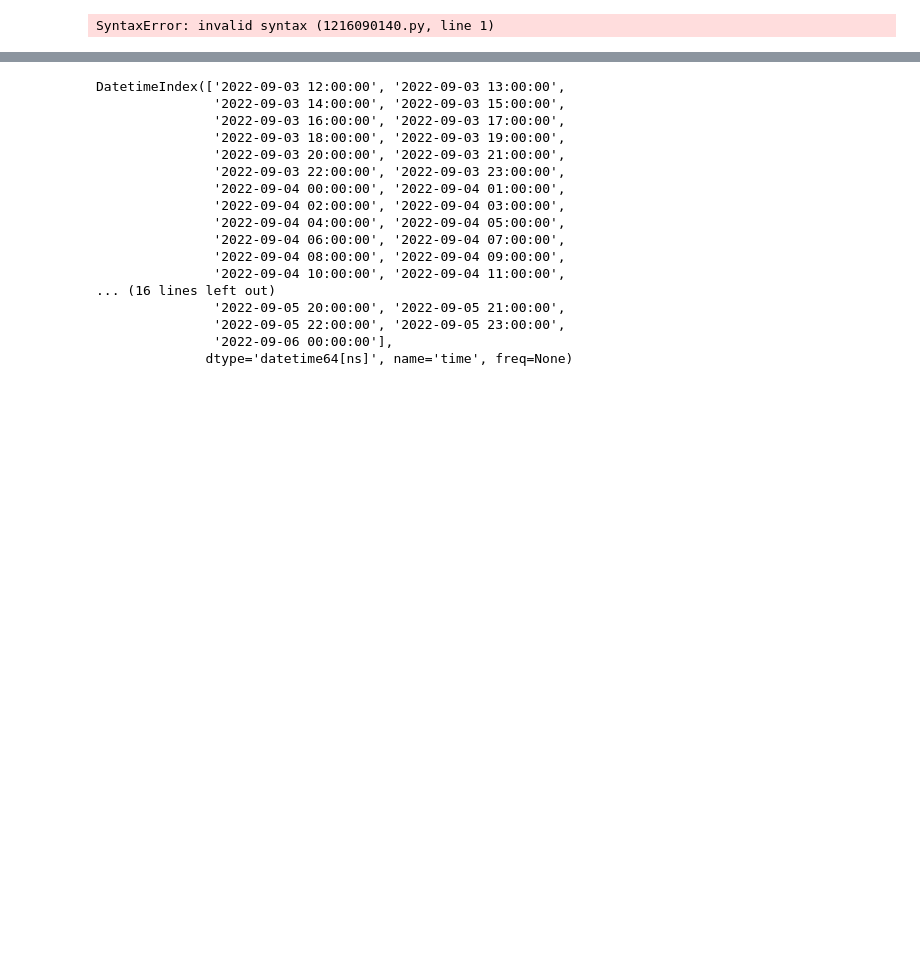
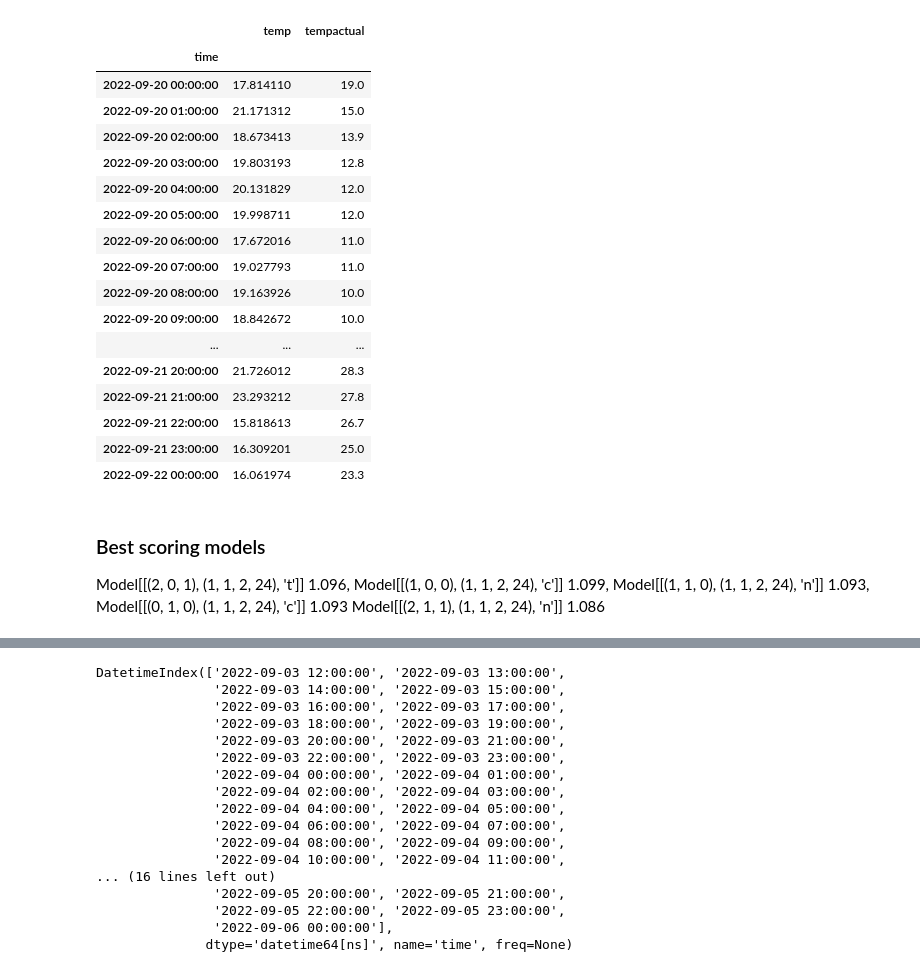
Before and after one commit to Pkeet99/Weatherman, a Jupyter notebook: supervised_models/AAtimeseries_future.ipynb, the cells around one changed output, grey strips where cells are left out. Drawn from its saved outputs; the diff is of its cells as text; code cells hidden in the pictures; blank space fills up the shorter version.

```diff
--- a/supervised_models/AAtimeseries_future.ipynb
+++ b/supervised_models/AAtimeseries_future.ipynb
@@ -132,11 +153,28 @@ sqrt(mean_squared_error(test['temp'], test['tempactual']))
 # %%
 test.loc['2022-09-20 00:00:00':'2022-09-22 00:00:00']
-test.drop(labels=['2022-09-21 18:00:00'], axis=0,inplace=True)
+# %% [output]
+|  | temp | tempactual |
+| time |  |  |
+| 2022-09-20 00:00:00 | 17.814110 | 19.0 |
+| 2022-09-20 01:00:00 | 21.171312 | 15.0 |
+| 2022-09-20 02:00:00 | 18.673413 | 13.9 |
+| 2022-09-20 03:00:00 | 19.803193 | 12.8 |
+| 2022-09-20 04:00:00 | 20.131829 | 12.0 |
+| 2022-09-20 05:00:00 | 19.998711 | 12.0 |
+| 2022-09-20 06:00:00 | 17.672016 | 11.0 |
+| 2022-09-20 07:00:00 | 19.027793 | 11.0 |
+| 2022-09-20 08:00:00 | 19.163926 | 10.0 |
+| 2022-09-20 09:00:00 | 18.842672 | 10.0 |
+| ... | ... | ... |
+| 2022-09-21 20:00:00 | 21.726012 | 28.3 |
+| 2022-09-21 21:00:00 | 23.293212 | 27.8 |
+| 2022-09-21 22:00:00 | 15.818613 | 26.7 |
+| 2022-09-21 23:00:00 | 16.309201 | 25.0 |
+| 2022-09-22 00:00:00 | 16.061974 | 23.3 |
-# %%
-Model[[(2, 0, 1), (1, 1, 2, 24), 't']] 1.096, Model[[(1, 0, 0), (1, 1, 2, 24), 'c']] 1.099, Model[[(1, 1, 0), (1, 1, 2, 24), 'n']] 1.093, Model[[(0, 1, 0), (1, 1, 2, 24), 'c']] 1.093
-Model[[(2, 1, 1), (1, 1, 2, 24), 'n']] 1.086
-# %% [output]
-SyntaxError: invalid syntax (1216090140.py, line 1)
+# %% [markdown]
+### Best scoring models
+Model[[(2, 0, 1), (1, 1, 2, 24), 't']] 1.096, Model[[(1, 0, 0), (1, 1, 2, 24), 'c']] 1.099, Model[[(1, 1, 0), (1, 1, 2, 24), 'n']] 1.093, Model[[(0, 1, 0), (1, 1, 2, 24), 'c']] 1.093
+Model[[(2, 1, 1), (1, 1, 2, 24), 'n']] 1.086
 # %%
 def mape(actual, pred):
     actual, pred = np.array(actual), np.array(pred)
```
Also changed, not shown: parts of 12 cells of this notebook, 4 other files.
